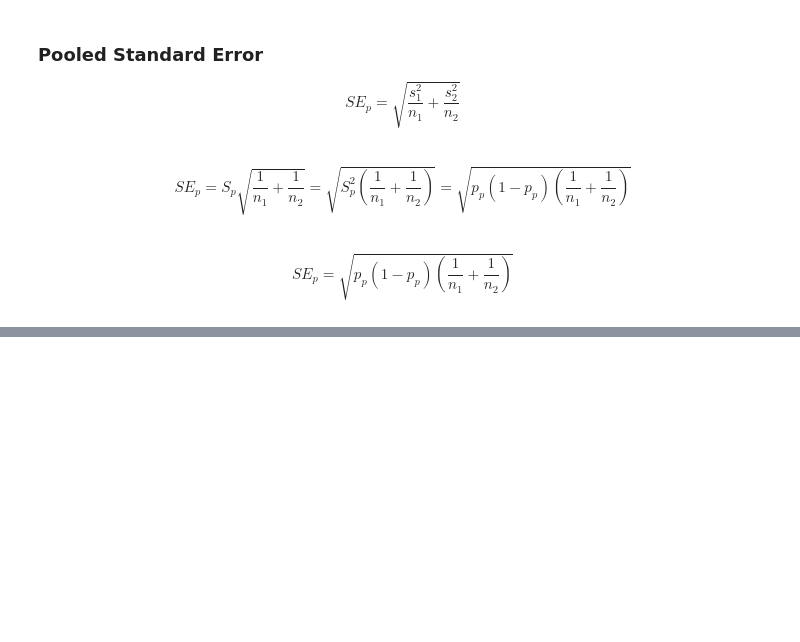
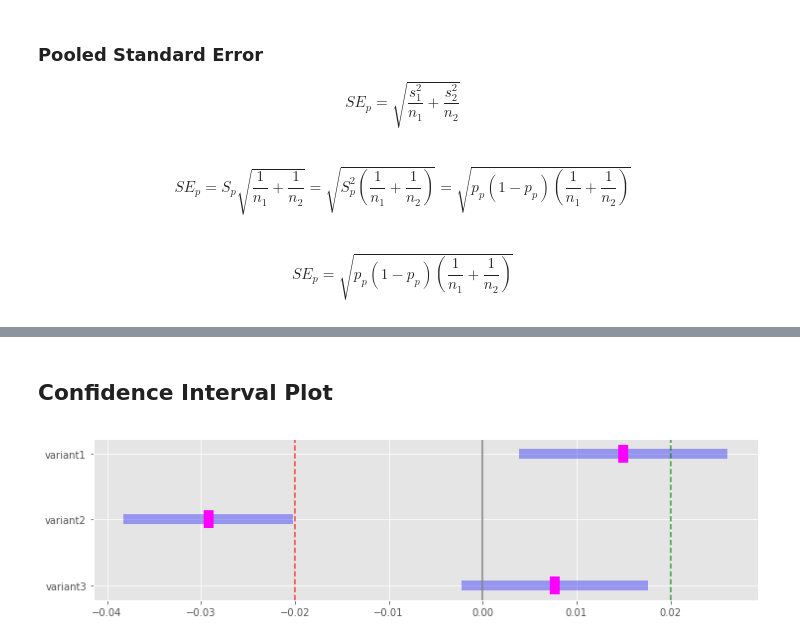
Before and after one commit to mnguyenngo/ab-framework, a Jupyter notebook: notebooks/Walkthrough.ipynb, the cells around one changed output, grey strips where cells are left out. Drawn from its saved outputs; the diff is of its cells as text; code cells hidden in the pictures; blank space fills up the shorter version.

```diff
--- a/notebooks/Walkthrough.ipynb
+++ b/notebooks/Walkthrough.ipynb
@@ -299,0 +349,6 @@ abplot(n, bcr, d_hat, show_power=True)
+# %% [markdown]
+## Confidence Interval Plot
+# %%
+abplot_CI_bars((6000, 6000, 8900, 9100), (600, 690, 630, 980), sig_level=0.05, dmin=0.02)
+# %% [output]
+[figure, added]
```
Also changed, not shown: parts of 32 cells of this notebook, 2 other files.
